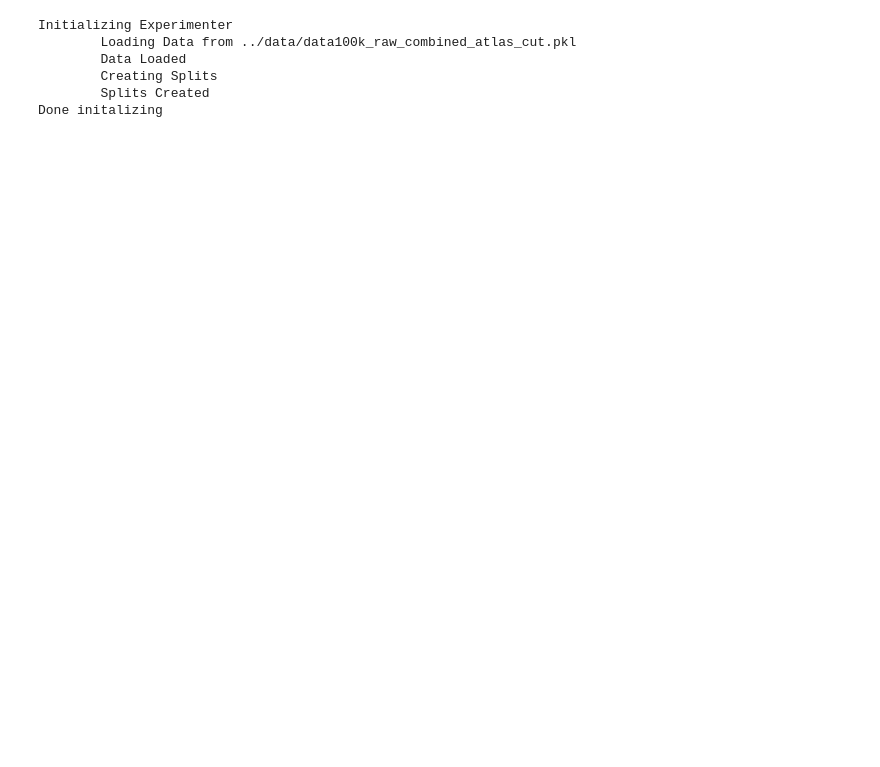
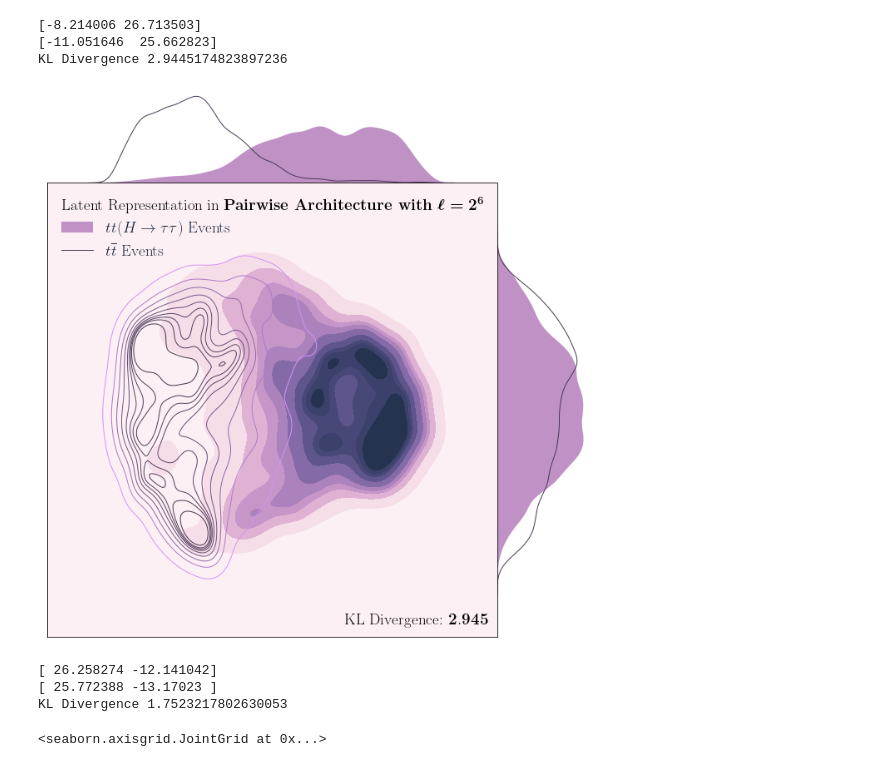
Before and after one commit to DelonShen/classifying-collider-events-with-point-clouds, a Jupyter notebook: paper_code/l2l8.ipynb, the cells around one changed output. Saved outputs shown, nothing was run; the diff lists cells and outputs as text; code cells hidden in the pictures; blank space fills up the shorter version.

Commit message:
rotate TSNE plots to align, added KL Divergence Computation

```diff
--- a/paper_code/l2l8.ipynb
+++ b/paper_code/l2l8.ipynb
@@ -55,0 +50,10 @@ Welcome to JupyROOT 6.22/08
+# %%
+import seaborn as sns
+import os
+
+#to get latex to work
+os.environ['PATH'] = "%s:/usr/local/cuda-11.2/bin:/usr/local/bin:/usr/bin:/usr/local/sbin:/usr/sbin:/opt/anaconda/bin:/home/delon/texlive/bin/x86_64-linux:/home/delon/.local/bin:/home/delon/bin"%os.environ['PATH']
+
+
+PIl64 = experiment.Experimenter(filename)
+PIl64.fromSaved()
@@ -55,0 +86,13 @@ Welcome to JupyROOT 6.22/08
+# %%
+latent64 = PIl64.models['%s_%s'%('pairwise', PIl64.get_tail_string(model_params_dict['pairwise']))]
+
+X_test, y_test = PIl64.get_test_dataset('pairwise')
+X_test_ATLAS, y_test_ATLAS = gen_dataset_high_level(PIl64.events_test, PIl64.events_oup_test, PIl64.events_tag_test)
+
+n_cut = int(len(X_test)*0.5)
+indices = np.random.permutation(len(X_test))
+cut = np.s_[indices[:n_cut]]
+latent_label = y_test.numpy()[cut]
+# %%
+latent64_embedded = compute_tsne(latent64, X_test=X_test, cut=cut)
+ATLAS_embedded = compute_tsne_embedded(np.array(X_test_ATLAS)[cut])
@@ -56,9 +119,22 @@ Welcome to JupyROOT 6.22/08
+# %%
+axl64 = gen_tsne(latent64_embedded, latent_label, text=r'Latent Representation in \textbf{Pairwise Architecture with} \boldmath$\mathbf{\ell=2^6}$ ')
+axl64.savefig('figures/l64_tsne.pdf')
+# %% [output]
+[-8.214006 26.713503]
+[-11.051646  25.662823]
+KL Divergence 2.9445174823897236
+[figure, added]
+# %%
+axATLAS = gen_tsne(ATLAS_embedded, latent_label, text=r'Latent Representation in \textbf{ATLAS Features}')
+axATLAS.savefig('figures/ATLAS_tsne.pdf')
+# %% [output]
+[ 26.258274 -12.141042]
+[ 25.772388 -13.17023 ]
+KL Divergence 1.7523217802630053
+# %%
+axATLAS
+# %% [output]
+<seaborn.axisgrid.JointGrid at 0x...>
 # %%
 PI = experiment.Experimenter(filename)
+PI.fromSaved(suffix=SUFFIX)
-# %% [output]
-Initializing Experimenter
-        Loading Data from ../data/data100k_raw_combined_atlas_cut.pkl
-        Data Loaded
-        Creating Splits
-        Splits Created
-Done initalizing
```
Also changed, not shown: parts of 18 cells of this notebook, 47 other files.
